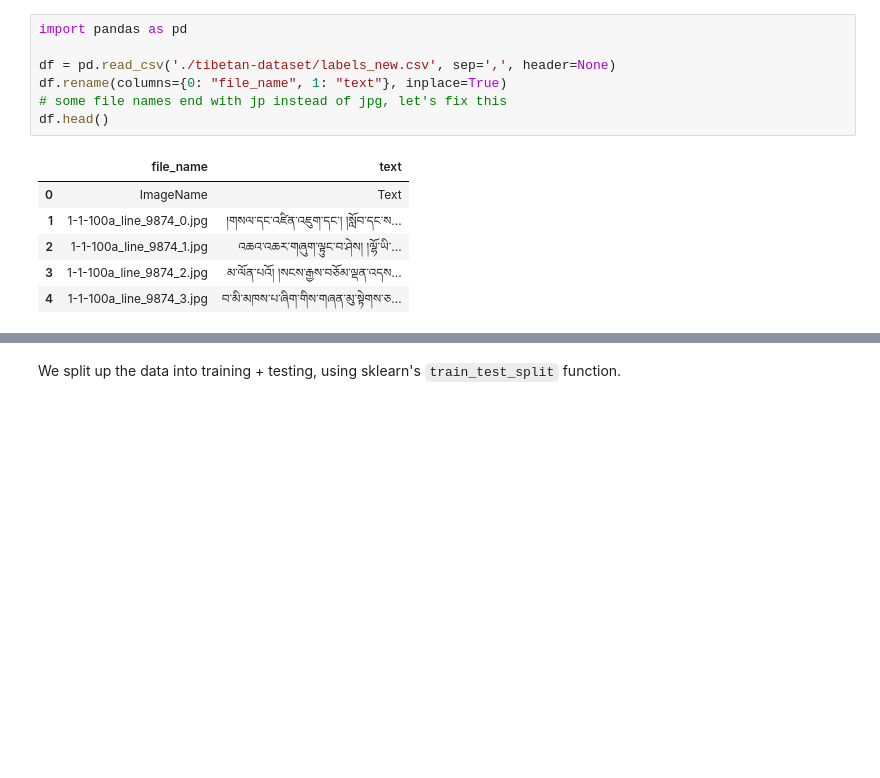
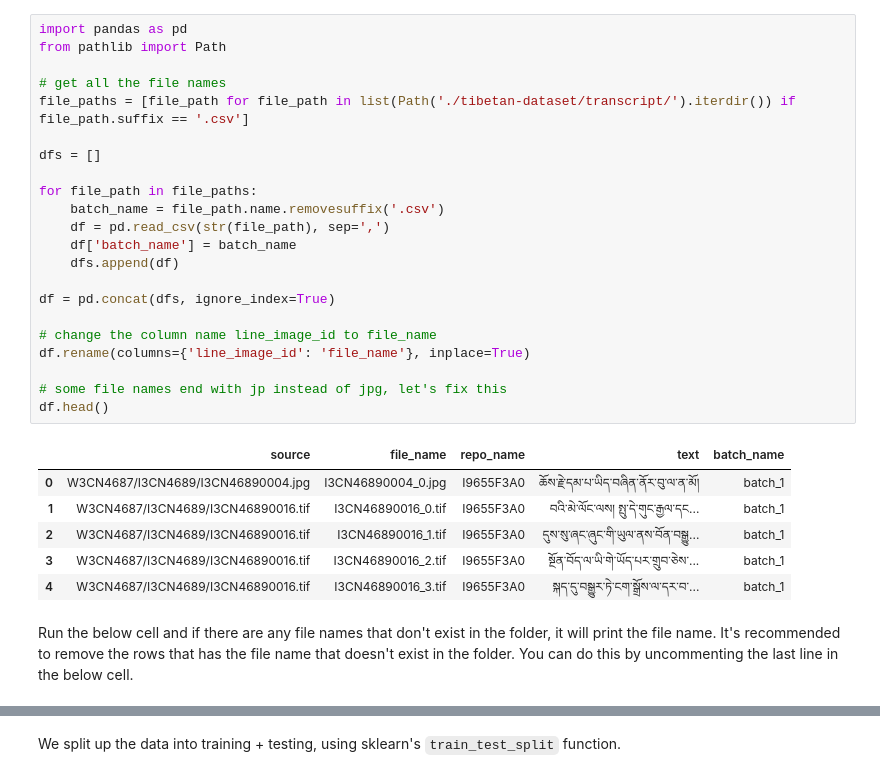
Before and after one commit to OpenPecha/TrOCR-Pipeline, a Jupyter notebook: trocr/Fine_tune_TrOCR.ipynb, the cells around one changed output, grey strips where cells are left out. Saved outputs shown, nothing was run; the diff lists cells and outputs as text; blank space fills up the shorter version.

Commit message:
feat: Add ability to detect files that don't exist in the train folder but are in the csv

```diff
--- a/trocr/Fine_tune_TrOCR.ipynb
+++ b/trocr/Fine_tune_TrOCR.ipynb
@@ -26,14 +3,31 @@ Nothing to add.
 # %%
 import pandas as pd
+from pathlib import Path
 
-df = pd.read_csv('./tibetan-dataset/labels_new.csv', sep=',', header=None)
-df.rename(columns={0: "file_name", 1: "text"}, inplace=True)
+# get all the file names
+file_paths = [file_path for file_path in list(Path('./tibetan-dataset/transcript/').iterdir()) if file_path.suffix == '.csv']
+
+dfs = []
+
+for file_path in file_paths:
+    batch_name = file_path.name.removesuffix('.csv')
+    df = pd.read_csv(str(file_path), sep=',')
+    df['batch_name'] = batch_name
+    dfs.append(df)
+
+df = pd.concat(dfs, ignore_index=True)
+
+# change the column name line_image_id to file_name
+df.rename(columns={'line_image_id': 'file_name'}, inplace=True)
+
 # some file names end with jp instead of jpg, let's fix this
 df.head()
 # %% [output]
-|  | file_name | text |
-| 0 | ImageName | Text |
-| 1 | 1-1-100a_line_9874_0.jpg | །གསལ་དང་འཛིན་འཇུག་དང༌། །སློབ་དང་ས... |
-| 2 | 1-1-100a_line_9874_1.jpg | འཆའ་འཆར་གཞུག་ལྟུང་བ་ཤེས། །ལྷོ་ཡི་... |
-| 3 | 1-1-100a_line_9874_2.jpg | མ་ལོན་པའོ། །སངས་རྒྱས་བཅོམ་ལྡན་འདས... |
-| 4 | 1-1-100a_line_9874_3.jpg | བ་མི་མཁས་པ་ཞིག་གིས་གཞན་མུ་སྟེགས་ཅ... |
+|  | source | file_name | repo_name | text | batch_name |
+| 0 | W3CN4687/I3CN4689/I3CN46890004.jpg | I3CN46890004_0.jpg | I9655F3A0 | ཆོས་རྗེ་དམ་པ་ཡིད་བཞིན་ནོར་བུ་ལ་ན་མོ། | batch_1 |
+| 1 | W3CN4687/I3CN4689/I3CN46890016.tif | I3CN46890016_0.tif | I9655F3A0 | བའི་མེ་ལོང་ལས། སྤུ་དེ་གུང་རྒྱལ་དང... | batch_1 |
+| 2 | W3CN4687/I3CN4689/I3CN46890016.tif | I3CN46890016_1.tif | I9655F3A0 | དུས་སུ་ཞང་ཞུང་གི་ཡུལ་ནས་བོན་བསྒྱུ... | batch_1 |
+| 3 | W3CN4687/I3CN4689/I3CN46890016.tif | I3CN46890016_2.tif | I9655F3A0 | སྔོན་བོད་ལ་ཡི་གེ་ཡོད་པར་གྲུབ་ཅེས་... | batch_1 |
+| 4 | W3CN4687/I3CN4689/I3CN46890016.tif | I3CN46890016_3.tif | I9655F3A0 | སྐད་དུ་བསྒྱུར་ཏེ་ངག་སྒྲོས་ལ་དར་བ་... | batch_1 |
+# %% [markdown]
+Run the below cell and if there are any file names that don't exist in the folder, it will print the file name. It's recommended to remove the rows that has the file name that doesn't exist in the folder. You can do this by uncommenting the last line in the below cell.
```
Also changed, not shown: parts of 10 cells of this notebook.
